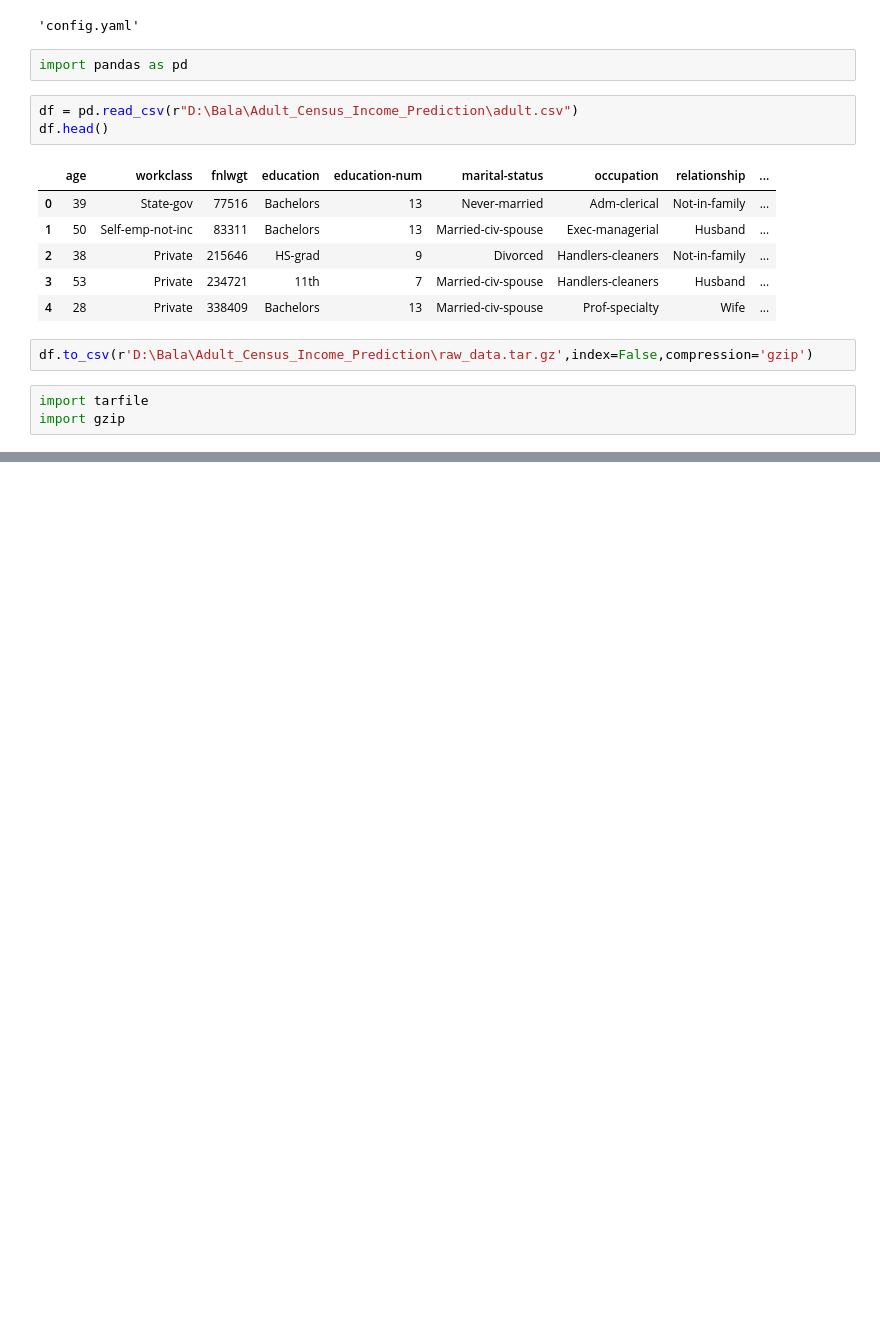
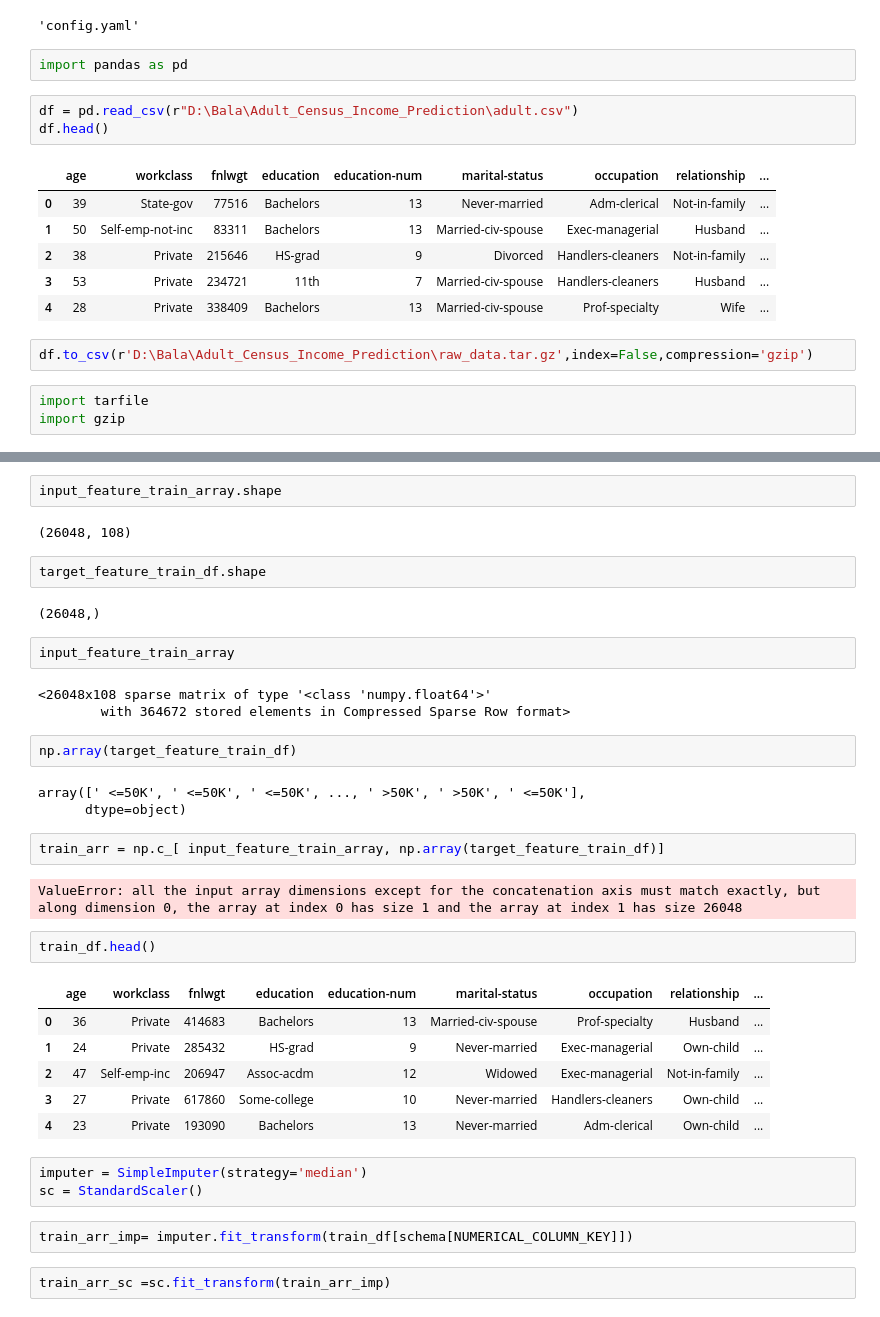
Before and after one commit to BalaM14/Adult_Census_Income_Prediction, a Jupyter notebook: notebook/sample.ipynb, the cells around one changed output, grey strips where cells are left out. Drawn from its saved outputs; the diff is of its cells as text; blank space fills up the shorter version.

```diff
--- a/notebook/sample.ipynb
+++ b/notebook/sample.ipynb
@@ -232,0 +379,38 @@ if
+# %%
+input_feature_train_array.shape
+# %% [output]
+(26048, 108)
+# %%
+target_feature_train_df.shape
+# %% [output]
+(26048,)
+# %%
+input_feature_train_array
+# %% [output]
+<26048x108 sparse matrix of type '<class 'numpy.float64'>'
+        with 364672 stored elements in Compressed Sparse Row format>
+# %%
+np.array(target_feature_train_df)
+# %% [output]
+array([' <=50K', ' <=50K', ' <=50K', ..., ' >50K', ' >50K', ' <=50K'],
+      dtype=object)
+# %%
+train_arr = np.c_[ input_feature_train_array, np.array(target_feature_train_df)]
+# %% [output]
+ValueError: all the input array dimensions except for the concatenation axis must match exactly, but along dimension 0, the array at index 0 has size 1 and the array at index 1 has size 26048
+# %%
+train_df.head()
+# %% [output]
+|  | age | workclass | fnlwgt | education | education-num | marital-status | occupation | relationship | ... |
+| 0 | 36 | Private | 414683 | Bachelors | 13 | Married-civ-spouse | Prof-specialty | Husband | ... |
+| 1 | 24 | Private | 285432 | HS-grad | 9 | Never-married | Exec-managerial | Own-child | ... |
+| 2 | 47 | Self-emp-inc | 206947 | Assoc-acdm | 12 | Widowed | Exec-managerial | Not-in-family | ... |
+| 3 | 27 | Private | 617860 | Some-college | 10 | Never-married | Handlers-cleaners | Own-child | ... |
+| 4 | 23 | Private | 193090 | Bachelors | 13 | Never-married | Adm-clerical | Own-child | ... |
+# %%
+imputer = SimpleImputer(strategy='median')
+sc = StandardScaler()
+# %%
+train_arr_imp= imputer.fit_transform(train_df[schema[NUMERICAL_COLUMN_KEY]])
+# %%
+train_arr_sc =sc.fit_transform(train_arr_imp)
```
Also changed, not shown: parts of 31 cells of this notebook, 17 other files.
